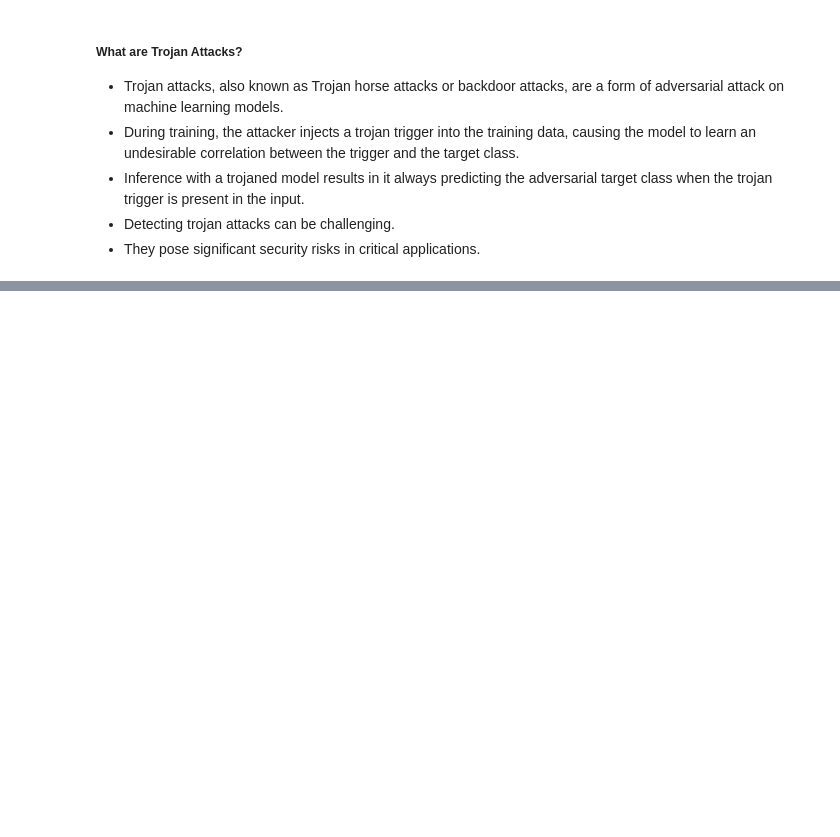
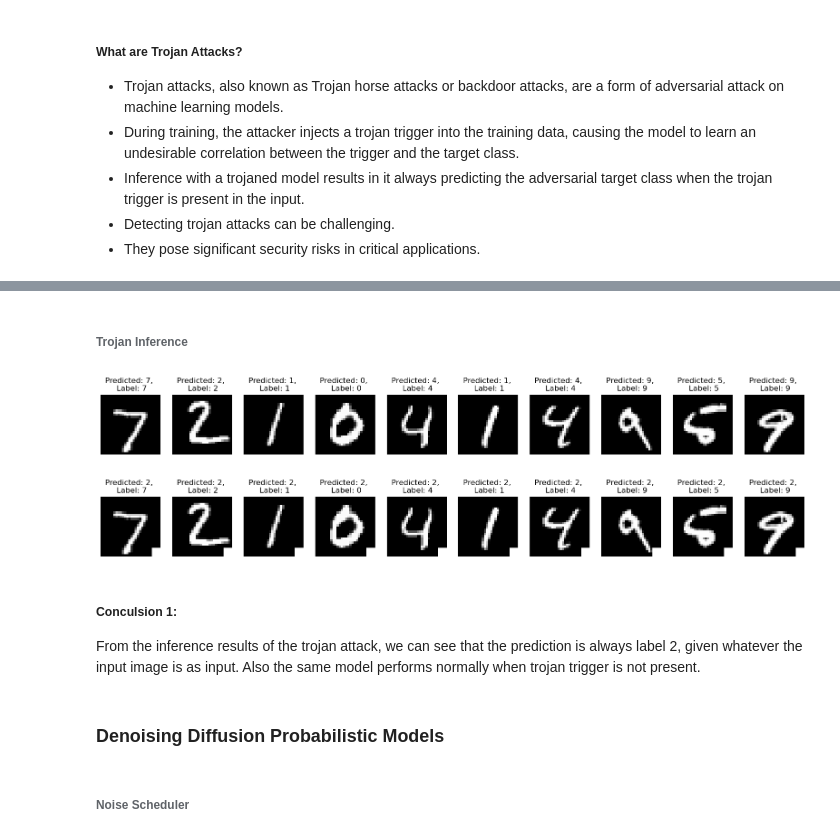
Before and after one commit to akansh12/TojanDiff_Seminar_WS23, a Jupyter notebook: notebooks/seminar_presentation.ipynb, the cells around one changed output, grey strips where cells are left out. Drawn from its saved outputs; the diff is of its cells as text; code cells hidden in the pictures; blank space fills up the shorter version.

Commit message:
presentaion_part_one_1_done

```diff
--- a/notebooks/seminar_presentation.ipynb
+++ b/notebooks/seminar_presentation.ipynb
@@ -24,0 +131,37 @@
+# %% [markdown]
+###### Trojan Inference
+# %%
+trojan_model = LeNet()
+trojan_model.load_state_dict(torch.load('../weights/lenet_model_MNIST_trojan.pth'))
+trojan_model.eval();
+
+#benign image prediction
+plt.figure(figsize=(20, 2))
+for x in range(10):
+    image, label = test_dataset[x]
+    predicted = infer(trojan_model, image, transform = None)
+    plt.subplot(1, 10, x+1)
+    plt.axis('off')
+    plt.imshow(image.squeeze(), cmap='gray')
+    plt.title(f'Predicted: {predicted}, \n Label: {label}')
+plt.show()
+
+#trojan image prediction
+plt.figure(figsize=(20, 2))
+for x in range(10):
+    image, label = test_dataset[x]
+    image[:, 24:, 24:] = 1.0
+    predicted = infer(trojan_model, image, transform = None)
+    plt.subplot(1, 10, x+1)
+    plt.axis('off')
+    plt.imshow(image.squeeze(), cmap='gray')
+    plt.title(f'Predicted: {predicted}, \n Label: {label}')
+plt.show()
+# %% [output]
+[figure, added]
+[figure, added]
+# %% [markdown]
+##### Conculsion 1:
+From the inference results of the trojan attack, we can see that the prediction is always label 2, given whatever the input image is as input. Also the same model performs normally when trojan trigger is not present.
+# %% [markdown]
+### Denoising Diffusion Probabilistic Models
@@ -24,0 +181,2 @@
+# %% [markdown]
+###### Noise Scheduler
```
Also changed, not shown: parts of 24 cells of this notebook, 2 other files.
